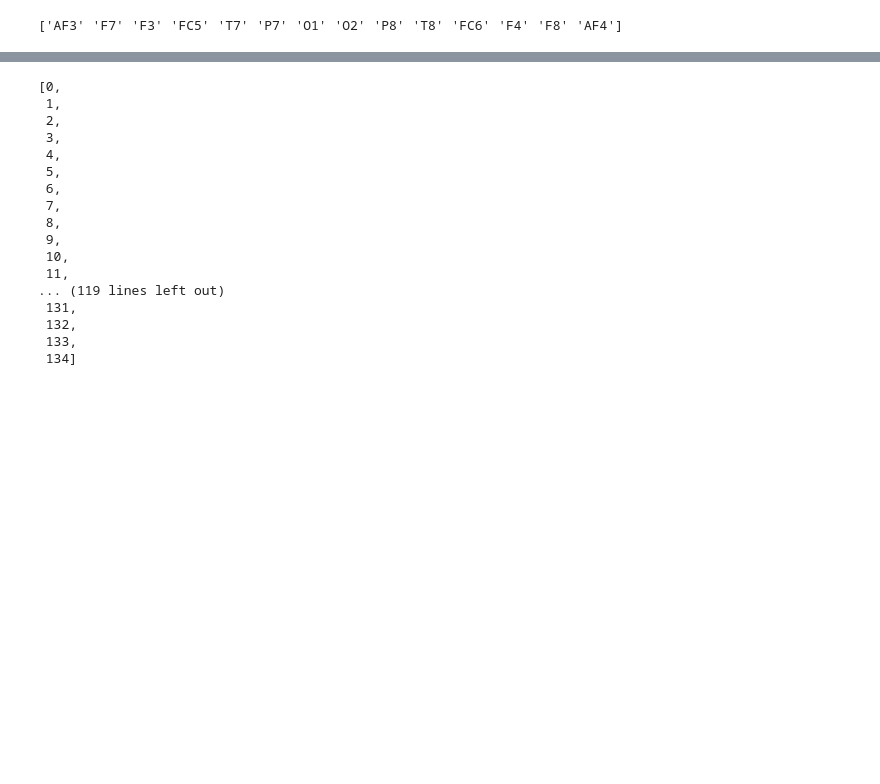
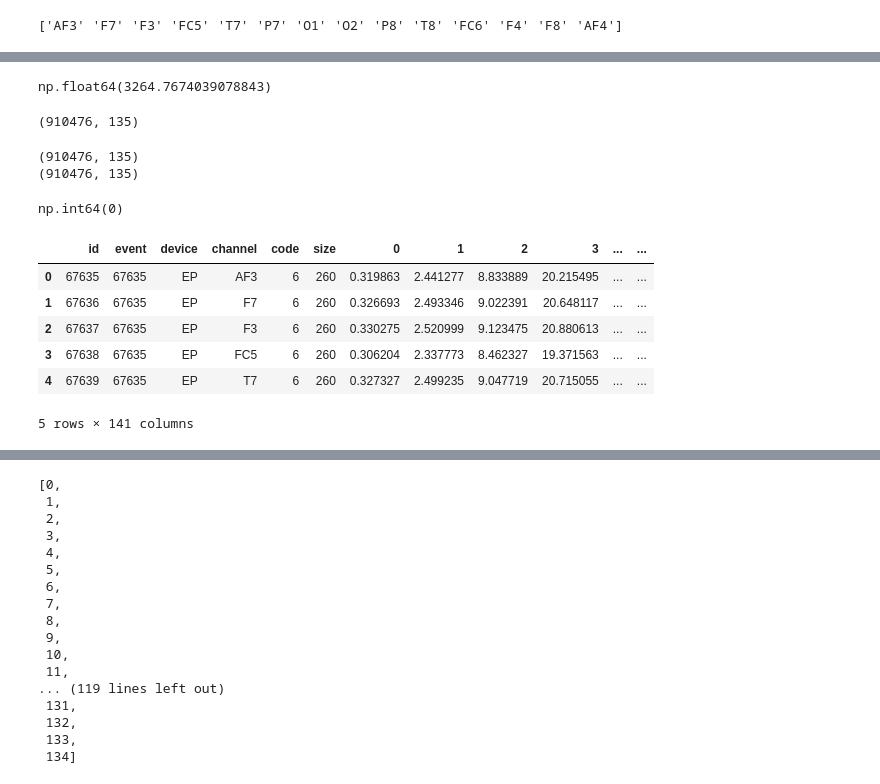
Before and after one commit to hunkim98/brain_interface, a Jupyter notebook: binary_emotiv.ipynb, the cells around one changed output, grey strips where cells are left out. Cells and saved outputs as stored; diff of their text form; code cells hidden in the pictures; blank space fills up the shorter version.

```diff
--- a/binary_emotiv.ipynb
+++ b/binary_emotiv.ipynb
@@ -153,3 +158,16 @@ df_emotiv_scaled.head()
+# %%
+delta_min = 0.5
+delta_max = 4
+theta_min = 4
+theta_max = 7
+alpha_min = 8
+alpha_max = 12
+sigma_min = 12
+sigma_max = 16
+beta_min = 13
+beta_max = 30
+gamma_min = 30
+gamma_max = 64
 # %%
 df_emotiv_scaled[non_crucial_columns].max()
 # %% [output]
@@ -247,0 +396,45 @@ plt.show()
+# %%
+filtered_signal.max()
+# %% [output]
+np.float64(3264.7674039078843)
+# %%
+signal_array.shape
+# %% [output]
+(910476, 135)
+# %%
+alpha_signal = bandpass_filter(signal_array, alpha_min, alpha_max, fs, order)
+delta_signal = bandpass_filter(signal_array, delta_min, delta_max, fs, order)
+theta_signal = bandpass_filter(signal_array, theta_min, theta_max, fs, order)
+beta_signal = bandpass_filter(signal_array, beta_min, beta_max, fs, order)
+# max_threshold = 45
+# gamma_signal = bandpass_filter(signal_array, max_threshold, gamma_max, fs, order)
+print(alpha_signal.shape)
+filtered_alpha = pd.DataFrame(alpha_signal, columns=signal_columns)
+filtered_delta = pd.DataFrame(delta_signal, columns=signal_columns)
+filtered_theta = pd.DataFrame(theta_signal, columns=signal_columns)
+filtered_beta = pd.DataFrame(beta_signal, columns=signal_columns)
+print(filtered_alpha.shape)
+
+metadata_columns = [col for col in df.columns if col not in signal_columns]
+
+filtered_alpha_df = pd.concat([df[metadata_columns].reset_index(drop=True), filtered_alpha], axis=1)
+filtered_delta_df = pd.concat([df[metadata_columns].reset_index(drop=True), filtered_delta], axis=1)
+filtered_theta_df = pd.concat([df[metadata_columns].reset_index(drop=True), filtered_theta], axis=1)
+filtered_beta_df = pd.concat([df[metadata_columns].reset_index(drop=True), filtered_beta], axis=1)
+# %% [output]
+(910476, 135)
+(910476, 135)
+# %%
+filtered_alpha_df.isnull().sum().sum()
+# %% [output]
+np.int64(0)
+# %%
+filtered_alpha_df.head()
+# %% [output]
+|  | id | event | device | channel | code | size | 0 | 1 | 2 | 3 | ... | ... |
+| 0 | 67635 | 67635 | EP | AF3 | 6 | 260 | 0.319863 | 2.441277 | 8.833889 | 20.215495 | ... | ... |
+| 1 | 67636 | 67635 | EP | F7 | 6 | 260 | 0.326693 | 2.493346 | 9.022391 | 20.648117 | ... | ... |
+| 2 | 67637 | 67635 | EP | F3 | 6 | 260 | 0.330275 | 2.520999 | 9.123475 | 20.880613 | ... | ... |
+| 3 | 67638 | 67635 | EP | FC5 | 6 | 260 | 0.306204 | 2.337773 | 8.462327 | 19.371563 | ... | ... |
+| 4 | 67639 | 67635 | EP | T7 | 6 | 260 | 0.327327 | 2.499235 | 9.047719 | 20.715055 | ... | ... |
+5 rows × 141 columns
```
Also changed, not shown: parts of 32 cells of this notebook, 3 other files.
